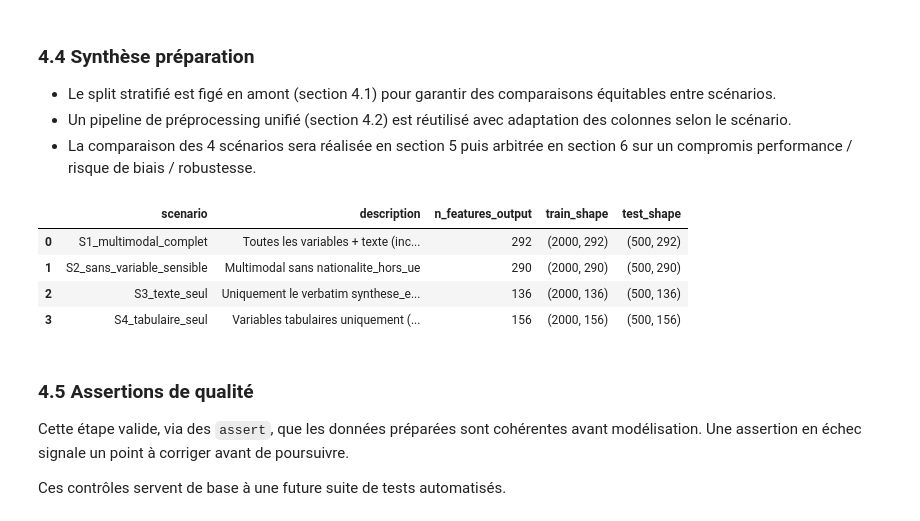
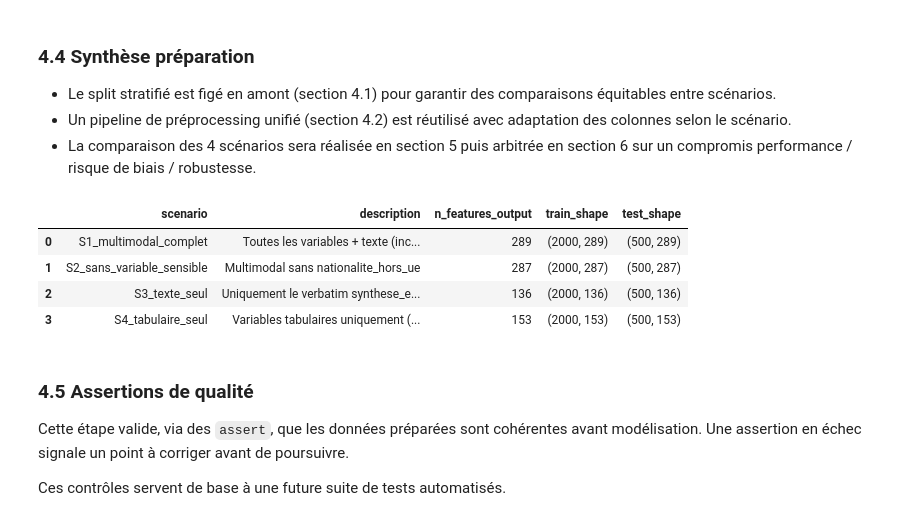
Before and after one commit to userZku/multimodal-classification, a Jupyter notebook: notebooks/multimodal-classification.ipynb, the cells around one changed output. Cells and saved outputs as stored; diff of their text form; code cells hidden in the pictures.

```diff
--- a/notebooks/multimodal-classification.ipynb
+++ b/notebooks/multimodal-classification.ipynb
@@ -799,7 +805,7 @@ from sklearn.compose import ColumnTransformer
 from sklearn.feature_extraction.text import TfidfVectorizer
 from sklearn.impute import SimpleImputer
 from sklearn.pipeline import Pipeline
-from sklearn.preprocessing import FunctionTransformer, OneHotEncoder, StandardScaler
+from sklearn.preprocessing import FunctionTransformer, OneHotEncoder, OrdinalEncoder, StandardScaler
 
 # Pipeline numérique : imputation robuste + mise à l'échelle
 numeric_pipeline = Pipeline(
@@ -809,7 +815,22 @@ numeric_pipeline = Pipeline(
     ]
 )
 
-# Pipeline catégoriel : imputation + one-hot encoding
+# Pipeline ordinal : ordre métier explicite pour le niveau de diplôme.
+ordinal_pipeline = Pipeline(
+    steps=[
+        ("imputer", SimpleImputer(strategy="most_frequent")),
+        (
+            "encoder",
+            OrdinalEncoder(
+                categories=[["Sans diplôme", "Bac", "Bac+2", "Bac+5"]],
+                handle_unknown="use_encoded_value",
+                unknown_value=-1,
+            ),
+        ),
+    ]
+)
+
+# Pipeline catégoriel nominal : imputation + one-hot encoding.
 categorical_pipeline = Pipeline(
     steps=[
         ("imputer", SimpleImputer(strategy="most_frequent")),
@@ -834,6 +855,7 @@ text_pipeline = Pipeline(
 preprocessor = ColumnTransformer(
     transformers=[
         ("num", numeric_pipeline, num_features),
+        ("ord", ordinal_pipeline, ordinal_features),
         ("cat", categorical_pipeline, cat_features),
         ("txt", text_pipeline, [text_feature]),
     ],
@@ -875,15 +897,18 @@ Le projet compare **4 scénarios** avec un protocole constant pour évaluer perf
 
 from copy import deepcopy
 
-def make_preprocessor(num_feats, cat_feats, use_text=True):
+
+def make_preprocessor(num_feats, ord_feats, cat_feats, use_text=True):
     transformers = [
         ("num", deepcopy(numeric_pipeline), num_feats),
+        ("ord", deepcopy(ordinal_pipeline), ord_feats),
         ("cat", deepcopy(categorical_pipeline), cat_feats),
     ]
     if use_text:
         transformers.append(("txt", deepcopy(text_pipeline), [text_feature]))
 
     return ColumnTransformer(transformers=transformers, remainder="drop")
+
 
 scenarios = {
     "S1_multimodal_complet": {
@@ -906,41 +931,47 @@ scenarios = {
         "use_text": False,
         "description": "Variables tabulaires uniquement (sans texte)",
     },
 }
 
 scenario_shapes = []
 for name, cfg in scenarios.items():
     Xtr = X_train.drop(columns=cfg["drop_cols"], errors="ignore")
     Xte = X_test.drop(columns=cfg["drop_cols"], errors="ignore")
 
-    # On garde le mapping explicite défini en 4.1
     num_feats = [c for c in num_features if c in Xtr.columns]
-    cat_feats = [c for c in cat_features if c in Xtr.columns and c != text_feature]
+    ord_feats = [c for c in ordinal_features if c in Xtr.columns]
+    cat_feats = [c for c in cat_features if c in Xtr.columns]
 
     allowed_extra = {text_feature} if cfg["use_text"] else set()
-    unknown_scenario_features = sorted(set(Xtr.columns) - set(num_feats) - set(cat_feats) - allowed_extra)
+    unknown_scenario_features = sorted(
+        set(Xtr.columns)
+        - set(num_feats)
+        - set(ord_feats)
+        - set(cat_feats)
+        - allowed_extra
+    )
     assert not unknown_scenario_features, f"Features non mappées pour {name}: {unknown_scenario_features}"
 
-    pp = make_preprocessor(num_feats, cat_feats, use_text=cfg["use_text"])
+    pp = make_preprocessor(num_feats, ord_feats, cat_feats, use_text=cfg["use_text"])
     Xtr_t = pp.fit_transform(Xtr)
     Xte_t = pp.transform(Xte)
 
     scenario_shapes.append({
         "scenario": name,
         "description": cfg["description"],
         "n_features_output": Xtr_t.shape[1],
         "train_shape": Xtr_t.shape,
         "test_shape": Xte_t.shape,
     })
 
 scenario_summary = pd.DataFrame(scenario_shapes)
 display(scenario_summary)
 # %% [output]
 |  | scenario | description | n_features_output | train_shape | test_shape |
-| 0 | S1_multimodal_complet | Toutes les variables + texte (inc... | 292 | (2000, 292) | (500, 292) |
-| 1 | S2_sans_variable_sensible | Multimodal sans nationalite_hors_ue | 290 | (2000, 290) | (500, 290) |
+| 0 | S1_multimodal_complet | Toutes les variables + texte (inc... | 289 | (2000, 289) | (500, 289) |
+| 1 | S2_sans_variable_sensible | Multimodal sans nationalite_hors_ue | 287 | (2000, 287) | (500, 287) |
 | 2 | S3_texte_seul | Uniquement le verbatim synthese_e... | 136 | (2000, 136) | (500, 136) |
-| 3 | S4_tabulaire_seul | Variables tabulaires uniquement (... | 156 | (2000, 156) | (500, 156) |
+| 3 | S4_tabulaire_seul | Variables tabulaires uniquement (... | 153 | (2000, 153) | (500, 153) |
 # %% [markdown]
 ### 4.5 Assertions de qualité
 
```
Also changed, not shown: parts of 15 cells of this notebook, 3 other files.
